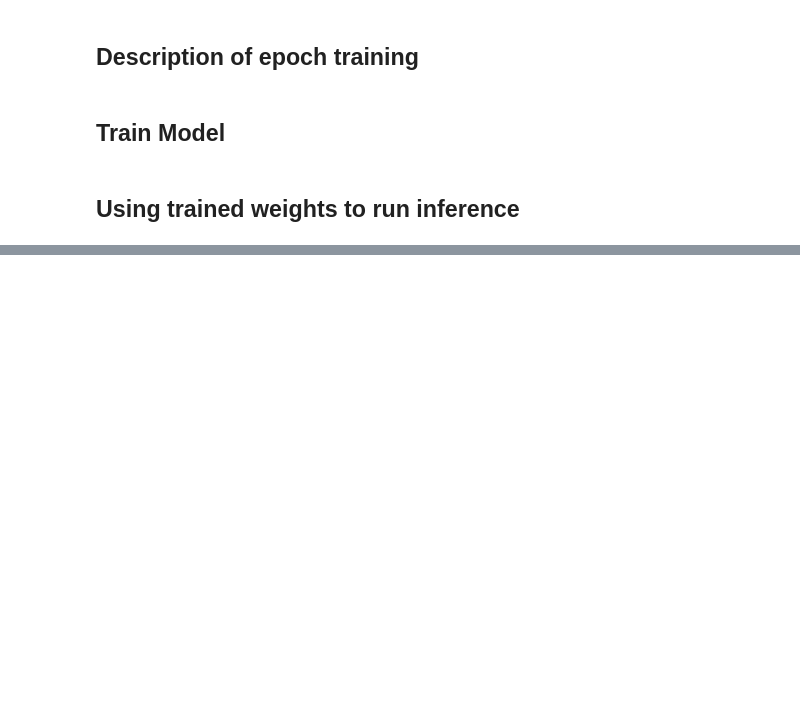
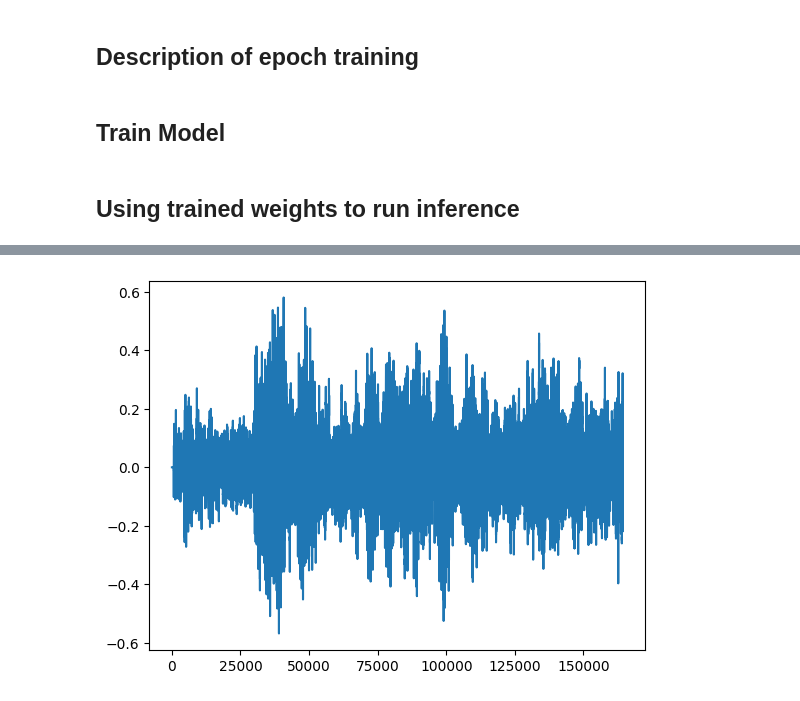
Before and after one commit to tallninja/Signal-Denoising-Using-Deep-Convolutional-Autoencoders, a Jupyter notebook: Signal-Denoising-Using-Deep-Convolutional-Autoencoders.ipynb, the cells around one changed output, grey strips where cells are left out. Cells and saved outputs as stored; diff of their text form; code cells hidden in the pictures; blank space fills up the shorter version.

```diff
--- a/Signal-Denoising-Using-Deep-Convolutional-Autoencoders.ipynb
+++ b/Signal-Denoising-Using-Deep-Convolutional-Autoencoders.ipynb
@@ -722,3 +750,4 @@ display.Audio(x_clean, rate=SAMPLE_RATE)
 # %%
+plt.plot(x_noisy)
 display.Audio(x_noisy, rate=SAMPLE_RATE)
-# plt.plot(x_noisy)
+# %% [output]
@@ -725 +755,2 @@ display.Audio(x_noisy, rate=SAMPLE_RATE)
+[figure, added]
 # %%
```
Also changed, not shown: parts of 6 cells of this notebook, 13 other files.
